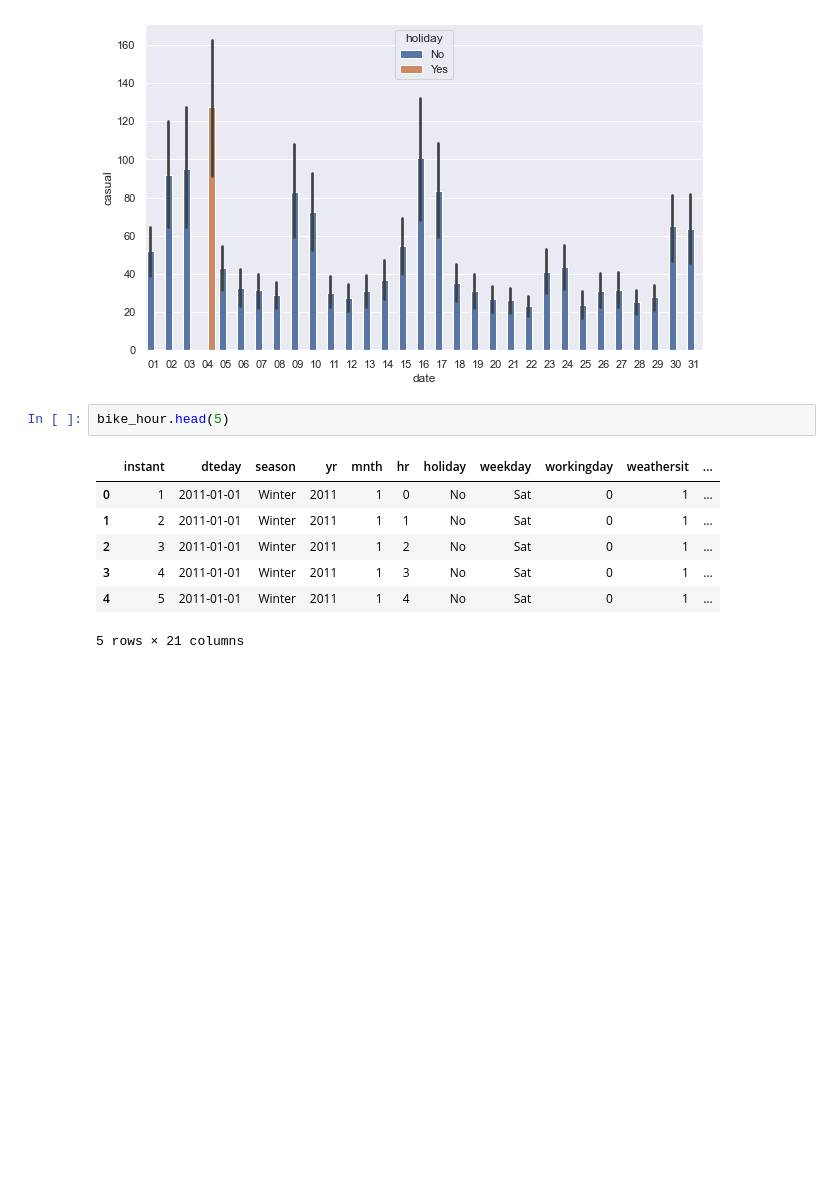
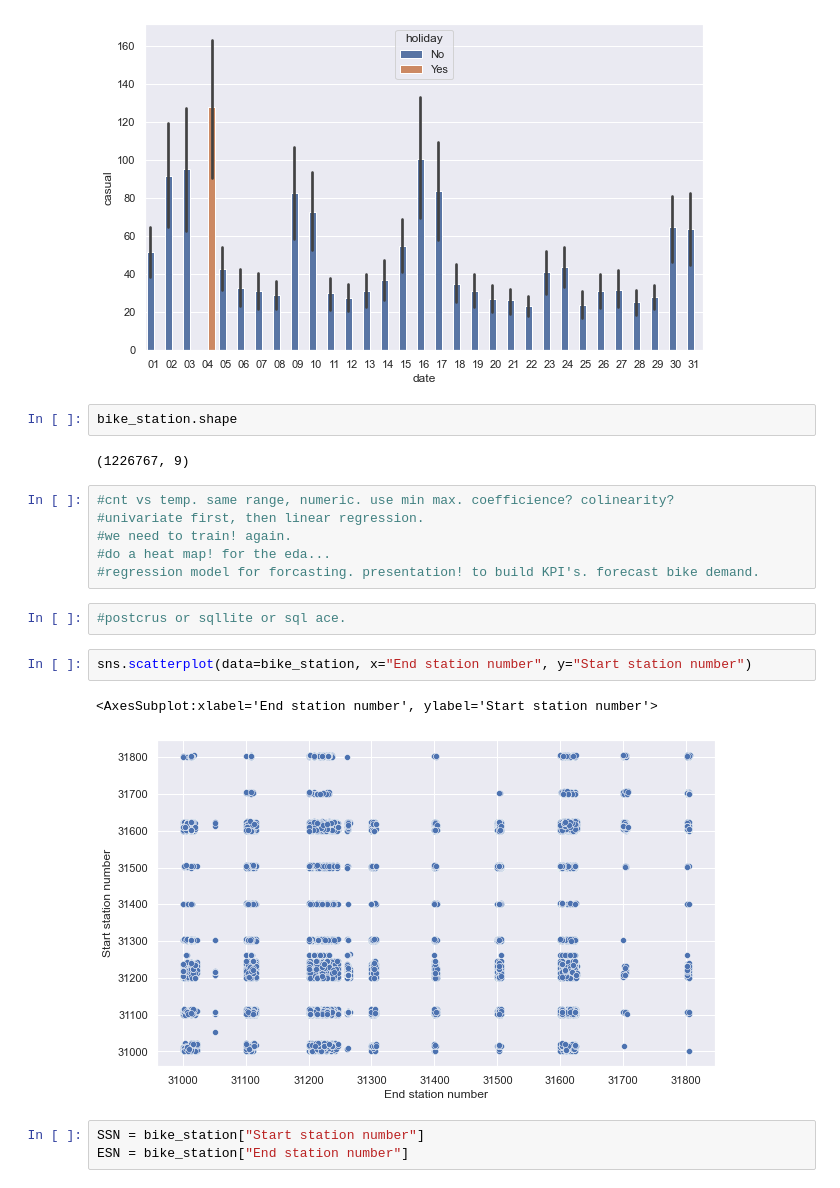
Before and after one commit to movifu1982/Bike-project, a Jupyter notebook: bike 1.ipynb, the cells around one changed output. Cells and saved outputs as stored; diff of their text form; blank space fills up the shorter version.

```diff
--- a/bike 1.ipynb
+++ b/bike 1.ipynb
@@ -1127,13 +1129,23 @@ sns.barplot(
 # %% [output]
 <AxesSubplot:xlabel='date', ylabel='casual'>
 [figure]
-# %%
-bike_hour.head(5)
-# %% [output]
-|  | instant | dteday | season | yr | mnth | hr | holiday | weekday | workingday | weathersit | ... |
-| 0 | 1 | 2011-01-01 | Winter | 2011 | 1 | 0 | No | Sat | 0 | 1 | ... |
-| 1 | 2 | 2011-01-01 | Winter | 2011 | 1 | 1 | No | Sat | 0 | 1 | ... |
-| 2 | 3 | 2011-01-01 | Winter | 2011 | 1 | 2 | No | Sat | 0 | 1 | ... |
-| 3 | 4 | 2011-01-01 | Winter | 2011 | 1 | 3 | No | Sat | 0 | 1 | ... |
-| 4 | 5 | 2011-01-01 | Winter | 2011 | 1 | 4 | No | Sat | 0 | 1 | ... |
-5 rows × 21 columns
+# %%
+bike_station.shape
+# %% [output]
+(1226767, 9)
+# %%
+#cnt vs temp. same range, numeric. use min max. coefficience? colinearity?
+#univariate first, then linear regression.
+#we need to train! again.
+#do a heat map! for the eda...
+#regression model for forcasting. presentation! to build KPI's. forecast bike demand.
+# %%
+#postcrus or sqllite or sql ace.
+# %%
+sns.scatterplot(data=bike_station, x="End station number", y="Start station number")
+# %% [output]
+<AxesSubplot:xlabel='End station number', ylabel='Start station number'>
+[figure, added]
+# %%
+SSN = bike_station["Start station number"]
+ESN = bike_station["End station number"]
```
Also changed, not shown: parts of 19 cells of this notebook.
